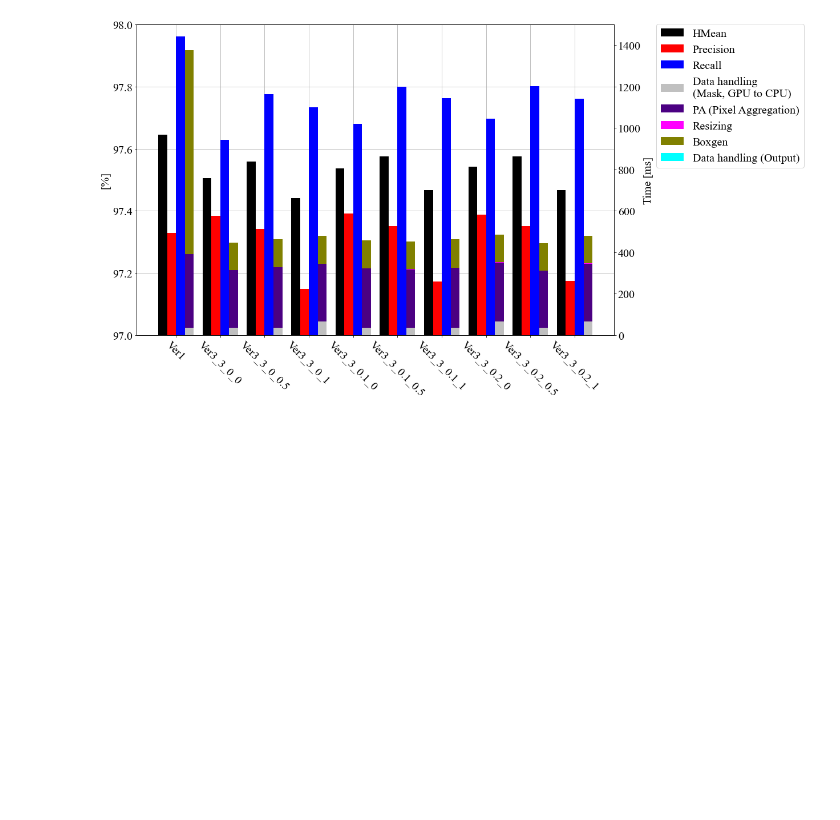
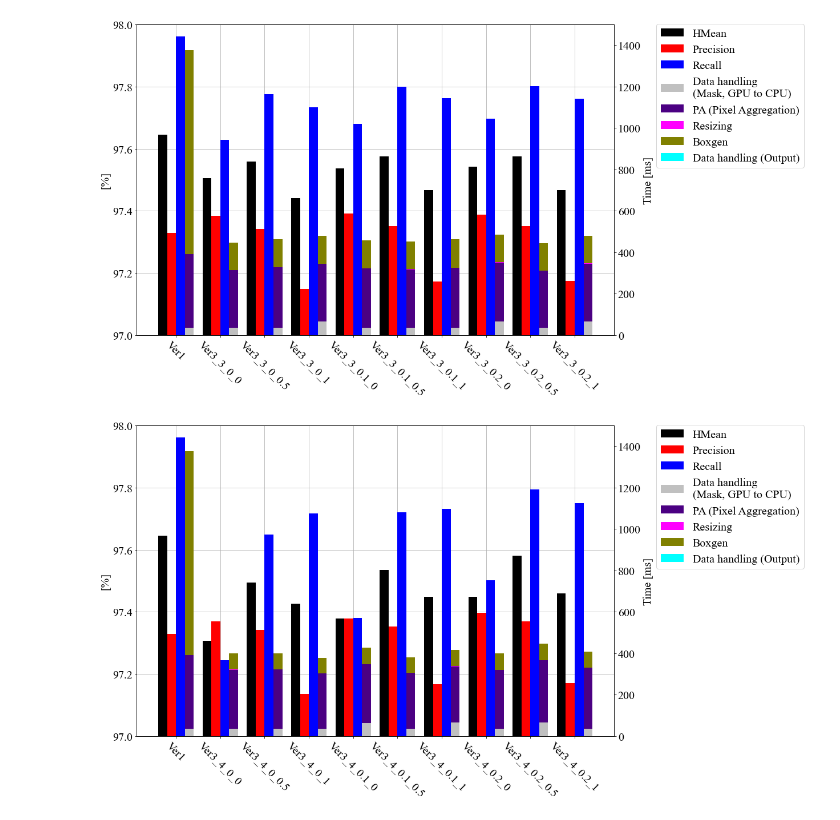
Before and after one commit to Zerohertz/pan_pp.pytorch, a Jupyter notebook: evaluation/Results.ipynb, the cells around one changed output. Drawn from its saved outputs; the diff is of its cells as text; code cells hidden in the pictures; blank space fills up the shorter version.

```diff
--- a/evaluation/Results.ipynb
+++ b/evaluation/Results.ipynb
@@ -99,7 +96,9 @@ plot_result(Ver, Met, Time, [0, 11, 12, 13, 14, 15, 16, 17, 18, 19])
 # %% [output]
 [figure]
 # %%
-# plot_result(Ver, Met, Time, [0, 20, 21, 22, 23, 24, 25, 26, 27, 28])
+plot_result(Ver, Met, Time, [0, 20, 21, 22, 23, 24, 25, 26, 27, 28])
+# %% [output]
+[figure, added]
 # %%
 def compareIMG(img, cut, *Ver):
     if len(Ver) > 4:
```
Also changed, not shown: parts of 1 cell of this notebook, 1 other file.
